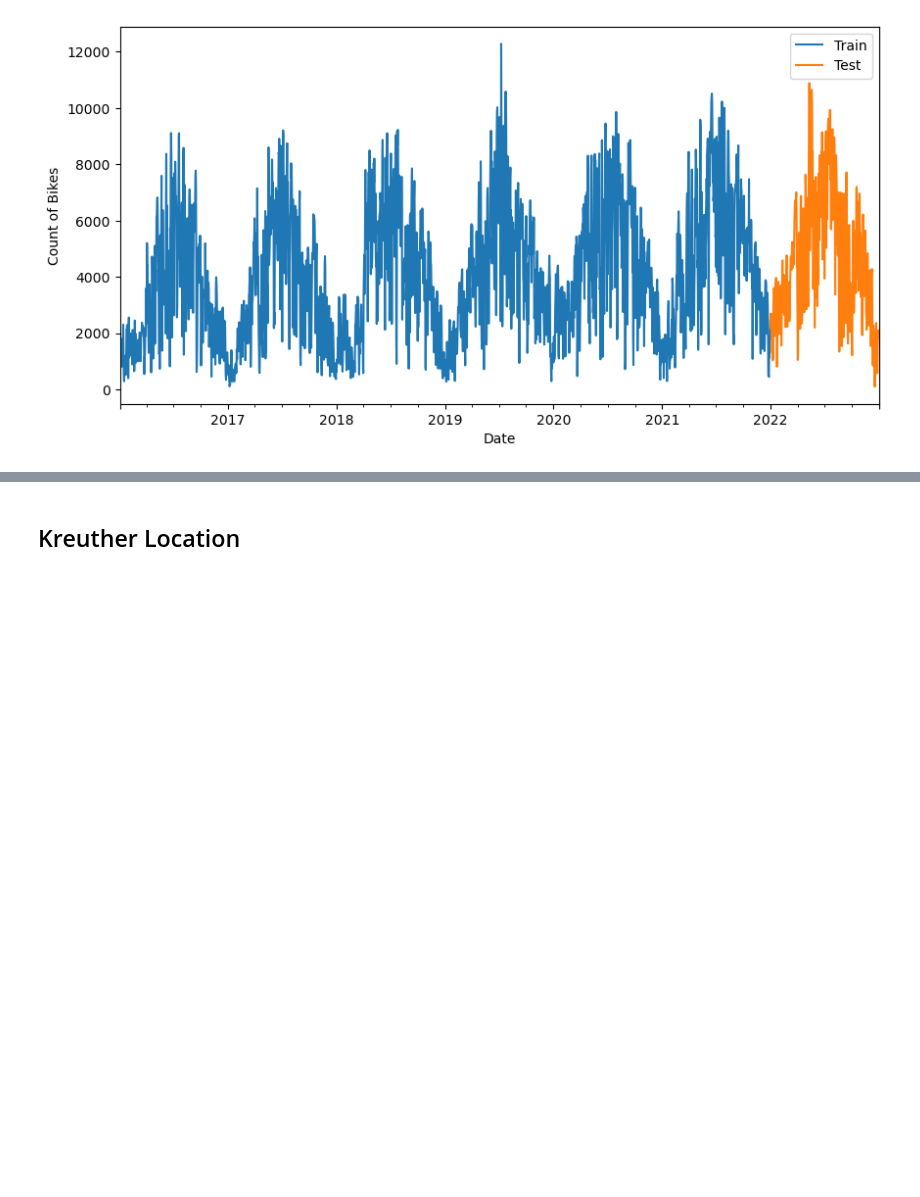
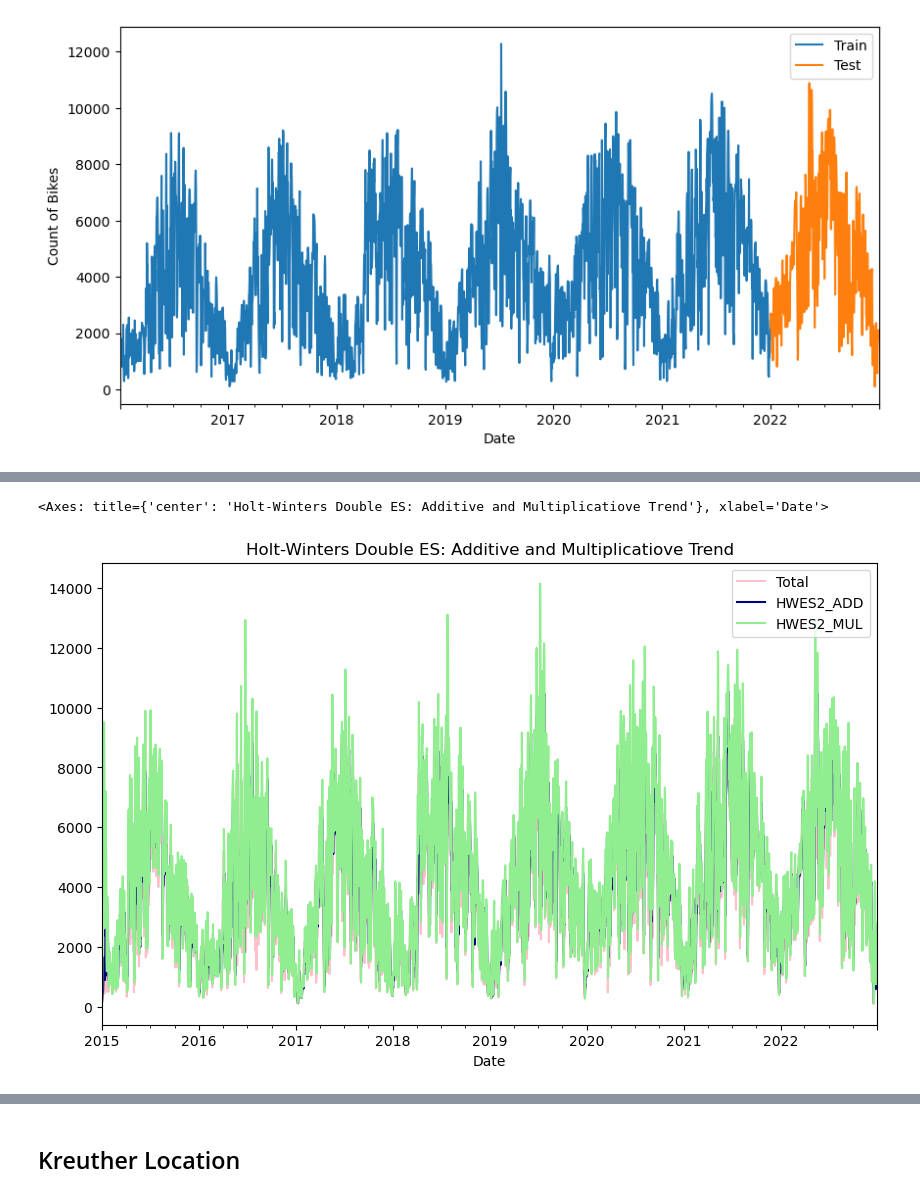
Before and after one commit to cap7586/CaroPeThesis, a Jupyter notebook: Munich_Complete_Analysis/Muc.ipynb, the cells around one changed output, grey strips where cells are left out. Drawn from its saved outputs; the diff is of its cells as text; code cells hidden in the pictures; blank space fills up the shorter version.

```diff
--- a/Munich_Complete_Analysis/Muc.ipynb
+++ b/Munich_Complete_Analysis/Muc.ipynb
@@ -898,0 +930,7 @@ plt.show()
+# %%
+df_m_e_model['HWES2_ADD'] = ExponentialSmoothing(df_m_e_model['Total'], trend = 'add').fit().fittedvalues
+df_m_e_model['HWES2_MUL'] = ExponentialSmoothing(df_m_e_model['Total'], trend = 'mul').fit().fittedvalues
+df_m_e_model[['Total', 'HWES2_ADD', 'HWES2_MUL']].plot(title= 'Holt-Winters Double ES: Additive and Multiplicatiove Trend', color=['pink', 'navy', 'lightgreen'])
+# %% [output]
+<Axes: title={'center': 'Holt-Winters Double ES: Additive and Multiplicatiove Trend'}, xlabel='Date'>
+[figure, added]
```
Also changed, not shown: parts of 10 cells of this notebook.
